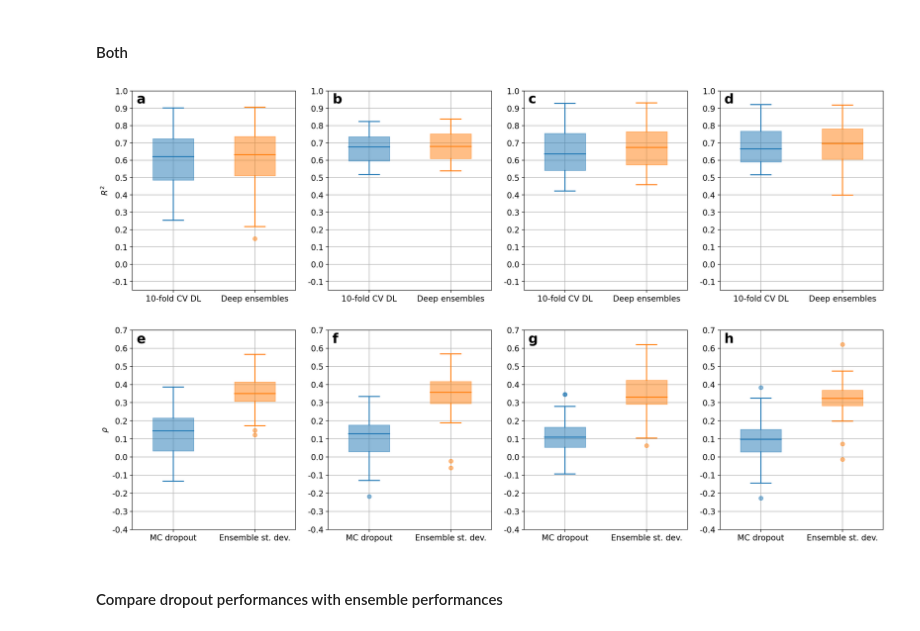
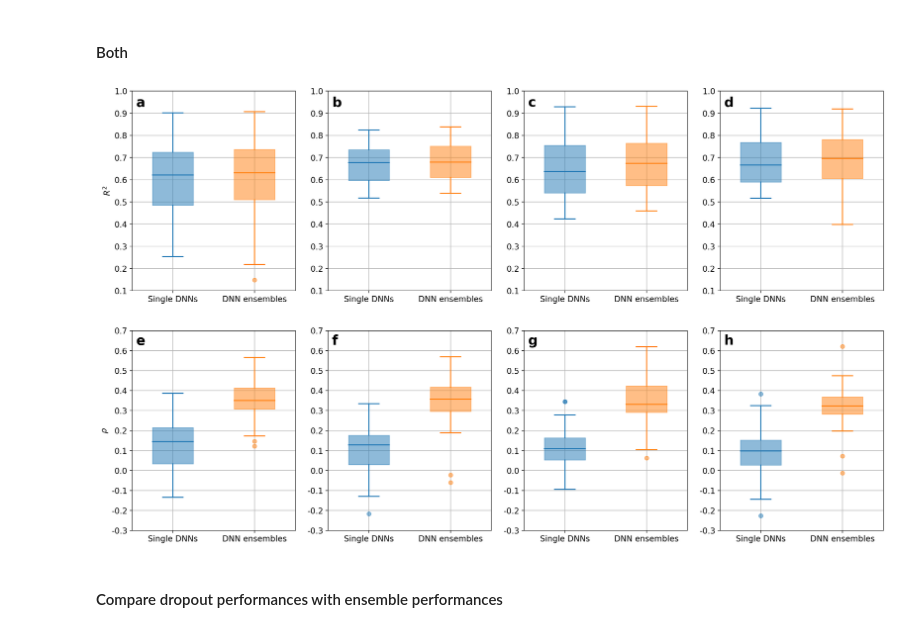
Before and after one commit to ThomasDutschmann/ensemble_uncertainties, a Jupyter notebook: publication/notebooks/results_analysis/mc_dropout/dropout_inspection.ipynb, the cells around one changed output. Saved outputs shown, nothing was run; the diff lists cells and outputs as text; code cells hidden in the pictures.

Commit message:
Adjusted plots, improved consistency

```diff
--- a/publication/notebooks/results_analysis/mc_dropout/dropout_inspection.ipynb
+++ b/publication/notebooks/results_analysis/mc_dropout/dropout_inspection.ipynb
@@ -291,10 +291,10 @@ for i in range(len(r2_axes)):
             for patch in box[item]:
                 patch.set_color(f'C{j}')
                 patch.set_linewidth(1.5)
-    ax.set_ylim((-.15, 1.))
+    ax.set_ylim((.1, 1.))
     #ax.set_title(title, size=15)
-    ax.set_xticklabels(['10-fold CV DL', 'Deep ensembles'])
-    rang_adjusted = make_y_range((-.1, 1.))
+    ax.set_xticklabels(['Single DNNs', 'DNN ensembles'])
+    rang_adjusted = make_y_range((.1, 1.))
     ax.set_yticks(rang_adjusted)
     ax.set_yticklabels(rang_adjusted)
     plt.setp(ax.xaxis.get_majorticklabels(), size=12)
@@ -311,37 +311,37 @@ for i in range(len(rho_axes)):
     dropout_table = complete_overview_dropout[complete_overview_dropout['descriptor'] == descriptor]
     ensemble_table = complete_overview_ensemble[complete_overview_ensemble['descriptor'] == descriptor]
     ax.grid(zorder=1000)
     for j, table in enumerate([dropout_table, ensemble_table]):
         flierprops = {'markerfacecolor':f'C{j}', 'markeredgecolor':f'C{j}', 'alpha':.5}
         box = ax.boxplot(table['rho'], flierprops=flierprops, positions=[j], widths=[.5], patch_artist=True)
         for k, patch in enumerate(box['boxes']):
             patch.set_facecolor(f'C{j}')
             patch.set_edgecolor(f'C{j}')
             patch.set_alpha(.5)
         for patch in box['medians']:
             patch.set_color(f'C{j}')
             patch.set_linewidth(1.5)
         for item in ['whiskers', 'fliers', 'caps']:
             for patch in box[item]:
                 patch.set_color(f'C{j}')
                 patch.set_linewidth(1.5)
-    #ax.set_ylim((-.4, .7))
+    ax.set_ylim((-.3, .7))
     #ax.set_title(title, size=15)
-    ax.set_xticklabels(['MC dropout', 'Ensemble st. dev.'])
-    rang_adjusted = make_y_range((-.4, .7))
+    ax.set_xticklabels(['Single DNNs', 'DNN ensembles'])
+    rang_adjusted = make_y_range((-.3, .7))
     ax.set_yticks(rang_adjusted)
     ax.set_yticklabels(rang_adjusted)
     plt.setp(ax.xaxis.get_majorticklabels(), size=12)
     plt.setp(ax.yaxis.get_majorticklabels(), size=12)
     ax.text(-.45, .63, subpanel_letters[subpanel_index], fontsize=20, weight='bold')
     subpanel_index += 1
     if i == 0:
         ax.set_ylabel(r'$\rho$', size=12)
 
 plt.savefig(PLOT_FOLDER+'dropout_vs_ensemble/dropout_comparison_summary.pdf', bbox_inches='tight', pad_inches=0.05)
 plt.show()
 # %% [output]
-[figure, old version]
+[figure, new version]
 # %% [markdown]
 #### Compare dropout performances with ensemble performances
 # %%
```
Also changed, not shown: 4 other files.
